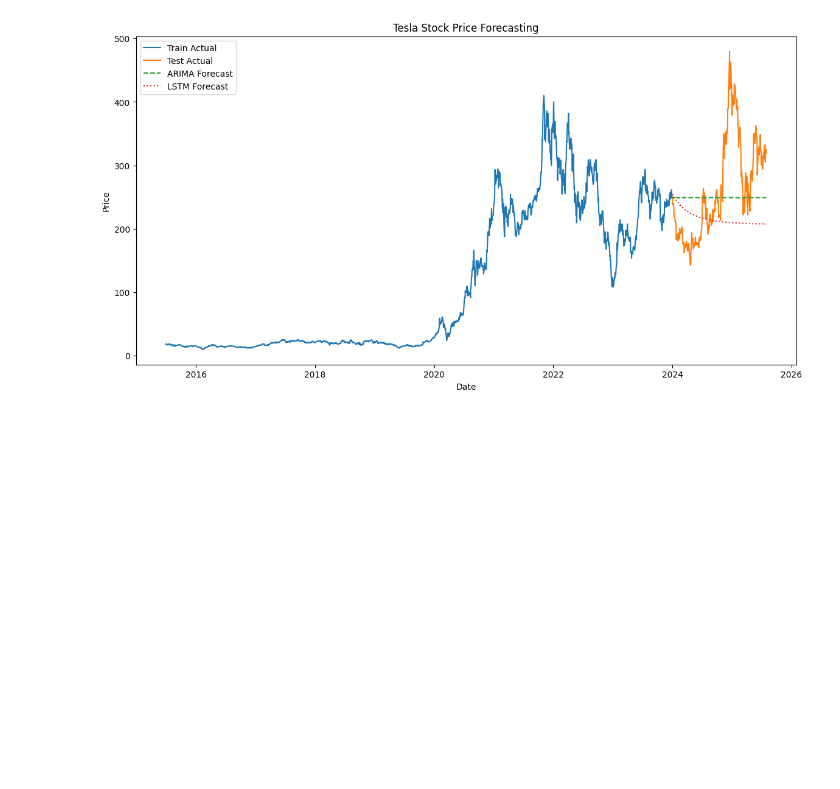
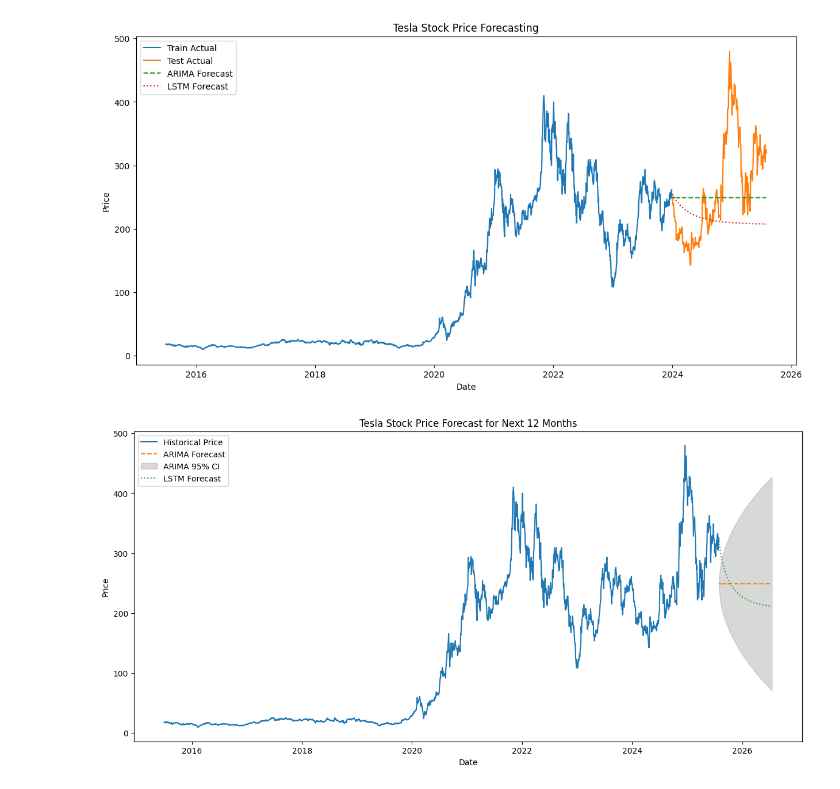
Before and after one commit to tsegabogale24/gmf-timeseries-portfolio-management, a Jupyter notebook: notebooks/task2_forecasting.ipynb, the cells around one changed output. Cells and saved outputs as stored; diff of their text form; code cells hidden in the pictures; blank space fills up the shorter version.

Commit message:
add forecasting future market trend

```diff
--- a/notebooks/task2_forecasting.ipynb
+++ b/notebooks/task2_forecasting.ipynb
@@ -104,3 +104,35 @@ ts.evaluate_forecasts(test['Adj Close'], lstm_forecast)
 ts.plot_forecasts(train, test, arima_forecast, lstm_forecast)
 # %% [output]
 [figure]
+# %%
+import numpy as np
+import pandas as pd
+import matplotlib.pyplot as plt
+from pandas.tseries.offsets import BDay
+
+
+def generate_future_dates(start_date, n_periods):
+    return pd.date_range(start=start_date + BDay(1), periods=n_periods, freq='B')
+
+forecast_horizon = 252  # 12 months approx trading days
+last_date = df.index[-1]
+future_dates = generate_future_dates(last_date, forecast_horizon)
+# %%
+arima_forecast, arima_conf_int = ts.forecast_arima(arima_model, n_periods=forecast_horizon, index=future_dates)
+lstm_forecast = ts.forecast_lstm(lstm_model, scaler, df['Adj Close'], look_back, n_periods=forecast_horizon, index=future_dates)
+# %%
+def plot_future_forecast(df, arima_forecast, arima_conf_int, lstm_forecast):
+    plt.figure(figsize=(15, 7))
+    plt.plot(df.index, df['Adj Close'], label='Historical Price')
+    plt.plot(arima_forecast.index, arima_forecast, label='ARIMA Forecast', linestyle='--')
+    plt.fill_between(arima_conf_int.index, arima_conf_int['lower'], arima_conf_int['upper'], color='gray', alpha=0.3, label='ARIMA 95% CI')
+    plt.plot(lstm_forecast.index, lstm_forecast, label='LSTM Forecast', linestyle=':')
+    plt.title('Tesla Stock Price Forecast for Next 12 Months')
+    plt.xlabel('Date')
+    plt.ylabel('Price')
+    plt.legend()
+    plt.show()
+
+plot_future_forecast(df, arima_forecast, arima_conf_int, lstm_forecast)
+# %% [output]
+[figure, added]
```
Also changed, not shown: parts of 1 cell of this notebook.
